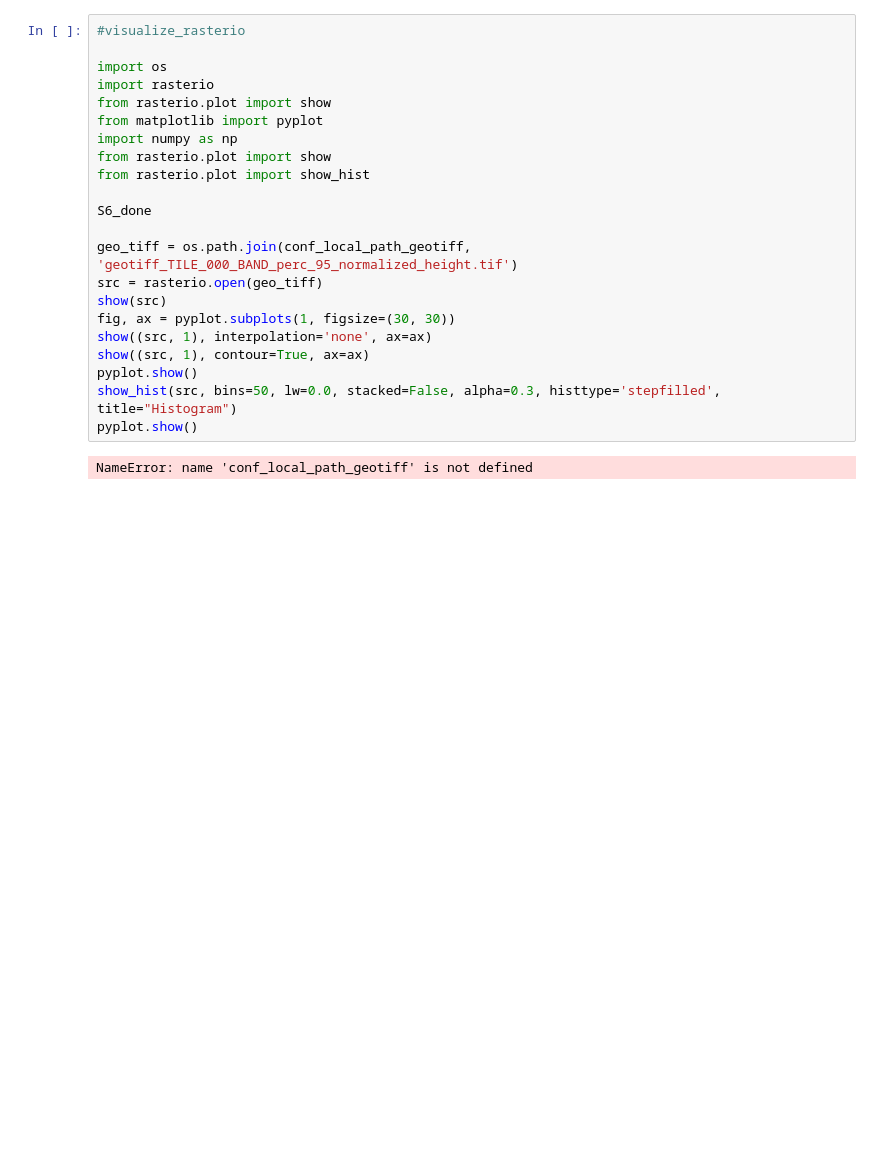
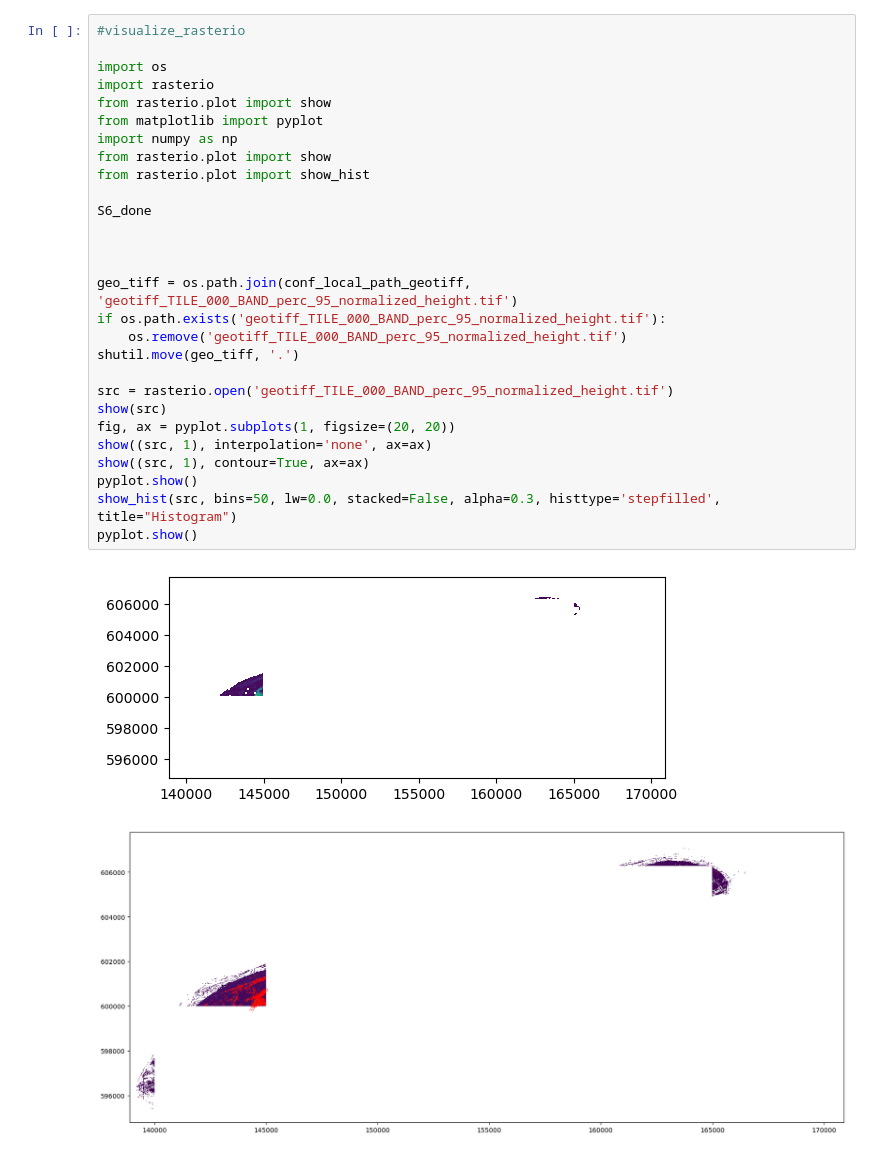
Before and after one commit to QCDIS/NaaVRE-cells-test, a Jupyter notebook: visualize-rasterio-dev-user-name-at-domain-com/visualize-rasterio-dev-user-name-at-domain-com.ipynb, the cells around one changed output. Drawn from its saved outputs; the diff is of its cells as text; blank space fills up the shorter version.

Commit message:
visualize-rasterio-dev-user-name-at-domain-com update

```diff
--- a/visualize-rasterio-dev-user-name-at-domain-com/visualize-rasterio-dev-user-name-at-domain-com.ipynb
+++ b/visualize-rasterio-dev-user-name-at-domain-com/visualize-rasterio-dev-user-name-at-domain-com.ipynb
@@ -1,24 +1,31 @@
 # %%
 #visualize_rasterio
 
 import os
 import rasterio
 from rasterio.plot import show
 from matplotlib import pyplot
 import numpy as np
 from rasterio.plot import show
 from rasterio.plot import show_hist
 
 S6_done
 
+
+
 geo_tiff = os.path.join(conf_local_path_geotiff, 'geotiff_TILE_000_BAND_perc_95_normalized_height.tif')
-src = rasterio.open(geo_tiff)
+if os.path.exists('geotiff_TILE_000_BAND_perc_95_normalized_height.tif'):
+    os.remove('geotiff_TILE_000_BAND_perc_95_normalized_height.tif')
+shutil.move(geo_tiff, '.')
+
+src = rasterio.open('geotiff_TILE_000_BAND_perc_95_normalized_height.tif')
 show(src)
-fig, ax = pyplot.subplots(1, figsize=(30, 30))
+fig, ax = pyplot.subplots(1, figsize=(20, 20))
 show((src, 1), interpolation='none', ax=ax)
 show((src, 1), contour=True, ax=ax)
 pyplot.show()
 show_hist(src, bins=50, lw=0.0, stacked=False, alpha=0.3, histtype='stepfilled', title="Histogram")
 pyplot.show()
 # %% [output]
-NameError: name 'conf_local_path_geotiff' is not defined
+[figure, added]
+[figure, added]
```
Also changed, not shown: parts of 1 cell of this notebook.
